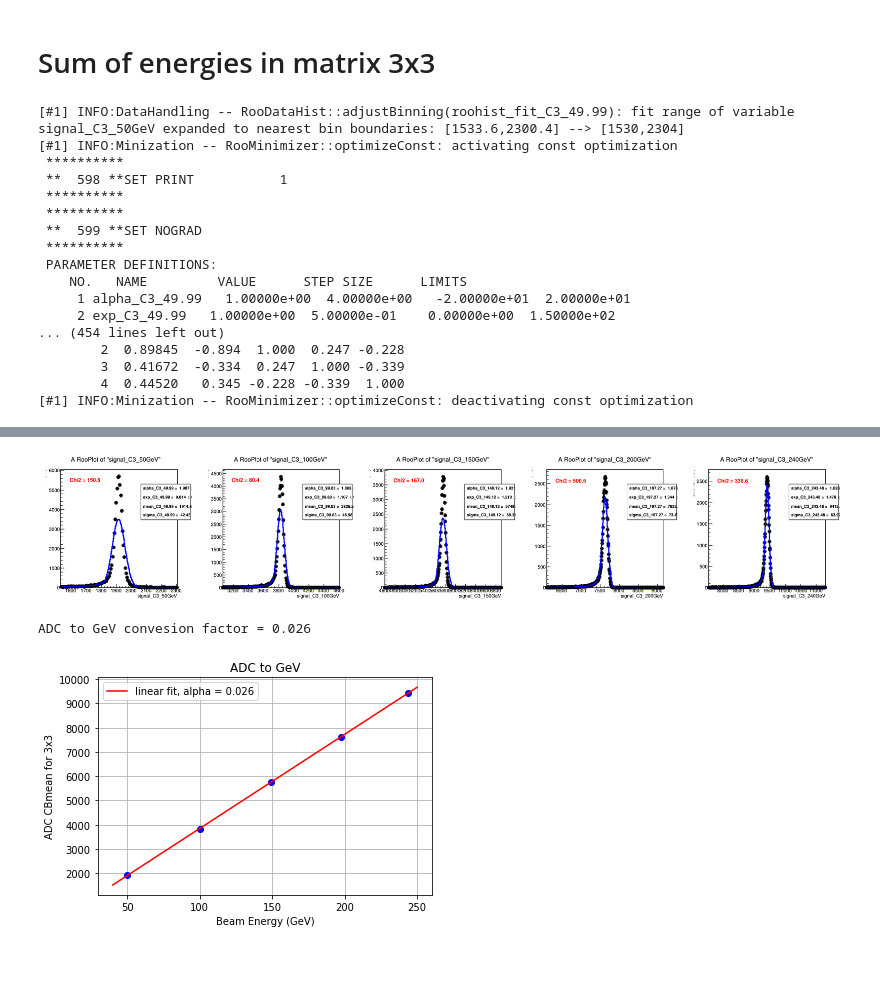
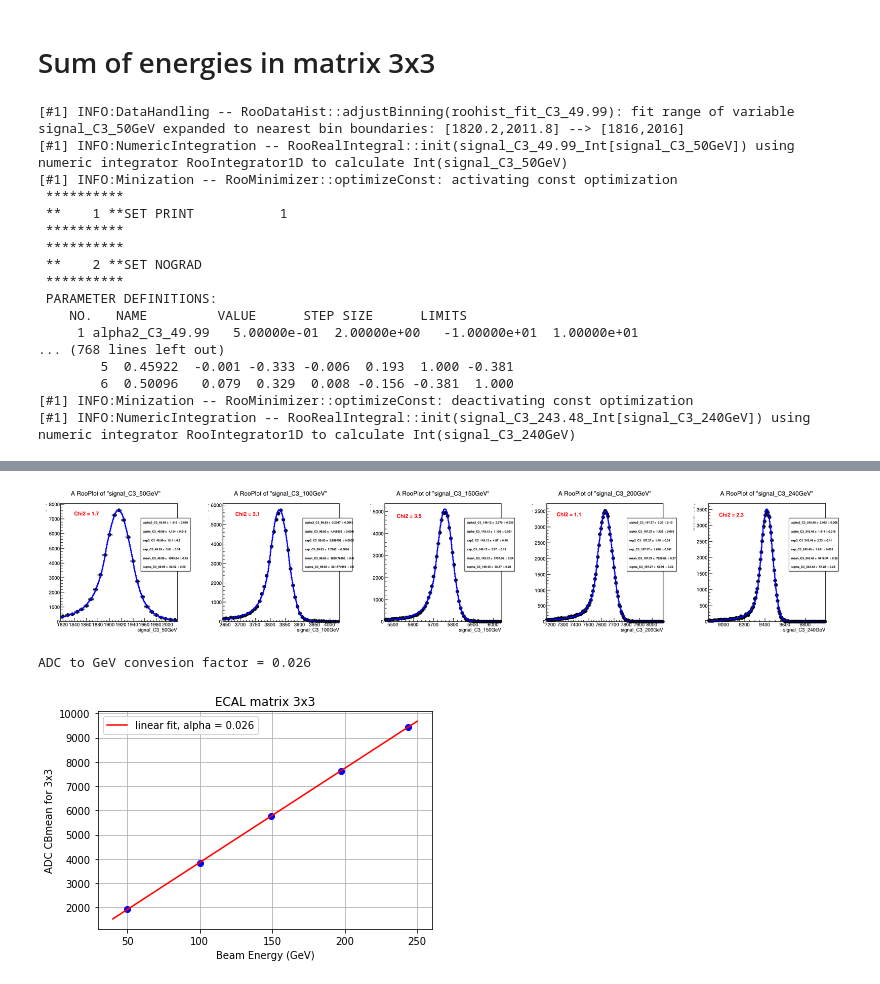
Before and after one commit to chernyavskaya/ECALtestBeam, a Jupyter notebook: CBfunction.ipynb, the cells around one changed output, grey strips where cells are left out. Drawn from its saved outputs; the diff is of its cells as text; code cells hidden in the pictures.

Commit message:
3x3 sum fit by doubleSided CB

```diff
--- a/CBfunction.ipynb
+++ b/CBfunction.ipynb
@@ -244,6 +246,8 @@ ADC to GeV convesion factor = 0.024
 # %% [markdown]
 # Sum of energies in matrix 3x3
 # %%
+reload(CB)
+
 pos_cut = 4
 c = ROOT.TCanvas("c","c",2000,400)
 c.Divide(5,1)
@@ -261,17 +265,29 @@ for energy in energies :
             tree.Add("/eos/cms/store/group/dpg_ecal/comm_ecal/upgrade/testbeam/ECALTB_H4_Oct2018/ntuples_v5/ECAL_H4_October2018_%s.root"%run)
 
         myCB = CB.CBfunction(tree)
-        myCB.nbins = 2000
+        myCB.doubleSidedCB = True
+        myCB.nbins = 1500
        # myCB.xmin = 0
        # myCB.xmax = 300
-        myCB.a_initial = 1
-        myCB.n_initial = 1
+        myCB.xaxis_scale = 0.1
+        myCB.a_initial = 1.5
+        myCB.n_initial = 1.7
+        myCB.xaxis_scale = 0.06
+
+        if (float)(energy) <= 150 :
+            myCB.s_initial = 27
+            myCB.xaxis_scale = 0.05
+
+
+
         myCB.set_crystal(crystal)
         myCB.set_energy(energy)
         myCB.set_position(dict_crystal_centers[crystal][0],dict_crystal_centers[crystal][1],pos_cut)
         myCB.prepare_sumhistogram(dict_crystals_calibration,matrix_3)
 
-        myCB.CBintialization()
+        if myCB.doubleSidedCB==True :
+            myCB.CB2intialization()
+        else : myCB.CBintialization()
         myCB.fitToData()
         myCB.plot()
         tmp_dict = {}
@@ -287,21 +303,21 @@ c.SaveAs('plots/%s/Sum3_fits_%s.pdf'%(dir,outstr))
 with open('output/%s/Sum3_results_%s.json'%(dir,outstr), 'w') as fp:
     json.dump(Sum3_results,fp)
 # %% [output]
-[#1] INFO:DataHandling -- RooDataHist::adjustBinning(roohist_fit_C3_49.99): fit range of variable signal_C3_50GeV expanded to nearest bin boundaries: [1533.6,2300.4] --> [1530,2304]
+[#1] INFO:DataHandling -- RooDataHist::adjustBinning(roohist_fit_C3_49.99): fit range of variable signal_C3_50GeV expanded to nearest bin boundaries: [1820.2,2011.8] --> [1816,2016]
+[#1] INFO:NumericIntegration -- RooRealIntegral::init(signal_C3_49.99_Int[signal_C3_50GeV]) using numeric integrator RooIntegrator1D to calculate Int(signal_C3_50GeV)
 [#1] INFO:Minization -- RooMinimizer::optimizeConst: activating const optimization
  **********
- **  598 **SET PRINT           1
+ **    1 **SET PRINT           1
  **********
  **********
- **  599 **SET NOGRAD
+ **    2 **SET NOGRAD
  **********
  PARAMETER DEFINITIONS:
     NO.   NAME         VALUE      STEP SIZE      LIMITS
-     1 alpha_C3_49.99   1.00000e+00  4.00000e+00   -2.00000e+01  2.00000e+01
-     2 exp_C3_49.99   1.00000e+00  5.00000e-01    0.00000e+00  1.50000e+02
-... (454 lines left out)
-        2  0.89845  -0.894  1.000  0.247 -0.228
-        3  0.41672  -0.334  0.247  1.000 -0.339
-        4  0.44520   0.345 -0.228 -0.339  1.000
+     1 alpha2_C3_49.99   5.00000e-01  2.00000e+00   -1.00000e+01  1.00000e+01
+... (768 lines left out)
+        5  0.45922  -0.001 -0.333 -0.006  0.193  1.000 -0.381
+        6  0.50096   0.079  0.329  0.008 -0.156 -0.381  1.000
 [#1] INFO:Minization -- RooMinimizer::optimizeConst: deactivating const optimization
+[#1] INFO:NumericIntegration -- RooRealIntegral::init(signal_C3_243.48_Int[signal_C3_240GeV]) using numeric integrator RooIntegrator1D to calculate Int(signal_C3_240GeV)
 Warning in <TCanvas::Constructor>: Deleting canvas with same name: c
@@ -308,6 +325,6 @@ Warning in <TCanvas::Constructor>: Deleting canvas with same name: c
 Info in <TCanvas::Print>: pdf file plots//30_07_2019//Sum3_fits_simoneCenter_1mm.pdf has been created
 Info in <TCanvas::Print>: pdf file plots//30_07_2019//Sum3_fits_simoneCenter_1mm.pdf has been created
-[figure, old version]
+[figure, new version]
 # %%
 energies_float = []
 means_sum3 = []
@@ -315,15 +332,20 @@ means_unc_sum3  = []
 sigmas_sum3 = []
 sigmas_unc_sum3  = []
 sigma_over_mean_sum3 = []
+energies_float_unc = []
+beam_scan_resolution = 0.005
 for num,item in enumerate(Sum3_results):
     energies_float.append((float)(item.keys()[0]))
+    energies_float_unc.append( (float)(item.keys()[0])*beam_scan_resolution )
     means_sum3.append(item[item.keys()[0]]['CBmean'][0])
     means_unc_sum3.append(item[item.keys()[0]]['CBmean'][1])
     sigmas_sum3.append(item[item.keys()[0]]['CBsigma'][0])
     sigmas_unc_sum3.append(item[item.keys()[0]]['CBsigma'][1])
-    sigma_over_mean_sum3.append(sigmas_sum3[num]/means_sum3[num])
+    #sigma_over_mean_sum3.append(sigmas_sum3[num]/means_sum3[num])
 
-
+means =  unumpy.umatrix(means_sum3, means_unc_sum3)
+sigmas =  unumpy.umatrix(sigmas_sum3, sigmas_unc_sum3)
+sigma_over_mean_sum3 = sigmas/means
 
 def linear_func(x, a, b):
     return a * x + b
@@ -332,14 +354,14 @@ fig, ax = plt.subplots()
 ax.plot(energies_float, means_sum3,'bo' )
 popt, pcov = curve_fit(linear_func, energies_float, means_sum3)
 
-shower_energy_sum3 = 1.0
+shower_energy_sum3 = 1.0 #or 0.95 ?
 conversion_factor_sum3 = shower_energy_sum3/popt[0]
 print 'ADC to GeV convesion factor = %.3f'%conversion_factor_sum3
 
 xfine = np.linspace(40., 250., 1000)  # define values to plot the function for
 ax.plot(xfine, linear_func(xfine, popt[0], popt[1]), 'r-',label='linear fit, alpha = %.3f'%conversion_factor_sum3)
 ax.set(xlabel='Beam Energy (GeV)', ylabel='ADC CBmean for 3x3',
-       title='ADC to GeV')
+       title='ECAL matrix 3x3')
 
 plt.legend()
 plt.grid()
@@ -353,4 +375,4 @@ fig.savefig('plots/%s/ADC_to_GeV_sum3_%s.pdf'%(dir,outstr))
  #   json.dump(dict_crystals_calibration, fp)
 # %% [output]
 ADC to GeV convesion factor = 0.026
-[figure, old version]
+[figure, new version]
```
Also changed, not shown: parts of 6 cells of this notebook, 3 other files.
